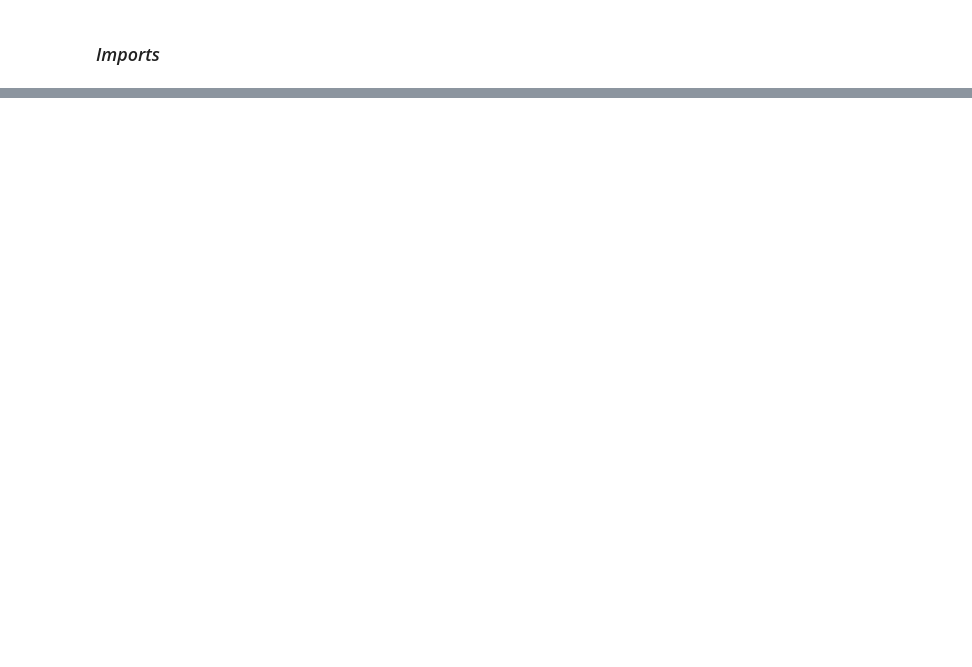
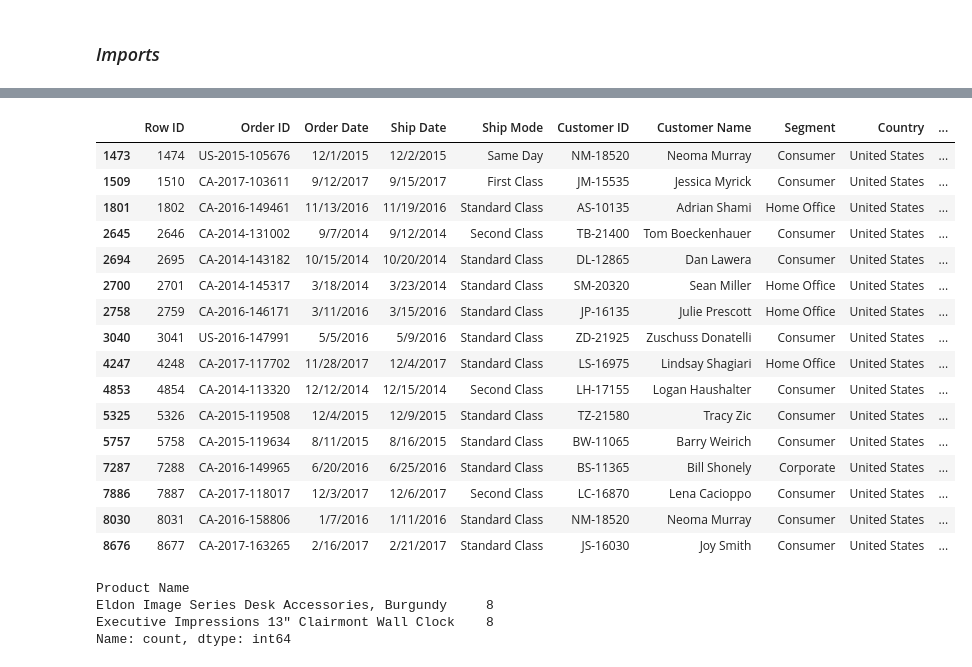
Before and after one commit to Kristinawk/final_project_ETL_Analytics, a Jupyter notebook: notebooks/poc_normalized_data_model.ipynb, the cells around one changed output, grey strips where cells are left out. Saved outputs shown, nothing was run; the diff lists cells and outputs as text; code cells hidden in the pictures; blank space fills up the shorter version.

```diff
--- a/notebooks/poc_normalized_data_model.ipynb
+++ b/notebooks/poc_normalized_data_model.ipynb
@@ -16,0 +233,28 @@ df.head()
+# %%
+check = df[df['Product ID'] == 'FUR-FU-10004270']
+check
+# %% [output]
+|  | Row ID | Order ID | Order Date | Ship Date | Ship Mode | Customer ID | Customer Name | Segment | Country | ... |
+| 1473 | 1474 | US-2015-105676 | 12/1/2015 | 12/2/2015 | Same Day | NM-18520 | Neoma Murray | Consumer | United States | ... |
+| 1509 | 1510 | CA-2017-103611 | 9/12/2017 | 9/15/2017 | First Class | JM-15535 | Jessica Myrick | Consumer | United States | ... |
+| 1801 | 1802 | CA-2016-149461 | 11/13/2016 | 11/19/2016 | Standard Class | AS-10135 | Adrian Shami | Home Office | United States | ... |
+| 2645 | 2646 | CA-2014-131002 | 9/7/2014 | 9/12/2014 | Second Class | TB-21400 | Tom Boeckenhauer | Consumer | United States | ... |
+| 2694 | 2695 | CA-2014-143182 | 10/15/2014 | 10/20/2014 | Standard Class | DL-12865 | Dan Lawera | Consumer | United States | ... |
+| 2700 | 2701 | CA-2014-145317 | 3/18/2014 | 3/23/2014 | Standard Class | SM-20320 | Sean Miller | Home Office | United States | ... |
+| 2758 | 2759 | CA-2016-146171 | 3/11/2016 | 3/15/2016 | Standard Class | JP-16135 | Julie Prescott | Home Office | United States | ... |
+| 3040 | 3041 | US-2016-147991 | 5/5/2016 | 5/9/2016 | Standard Class | ZD-21925 | Zuschuss Donatelli | Consumer | United States | ... |
+| 4247 | 4248 | CA-2017-117702 | 11/28/2017 | 12/4/2017 | Standard Class | LS-16975 | Lindsay Shagiari | Home Office | United States | ... |
+| 4853 | 4854 | CA-2014-113320 | 12/12/2014 | 12/15/2014 | Second Class | LH-17155 | Logan Haushalter | Consumer | United States | ... |
+| 5325 | 5326 | CA-2015-119508 | 12/4/2015 | 12/9/2015 | Standard Class | TZ-21580 | Tracy Zic | Consumer | United States | ... |
+| 5757 | 5758 | CA-2015-119634 | 8/11/2015 | 8/16/2015 | Standard Class | BW-11065 | Barry Weirich | Consumer | United States | ... |
+| 7287 | 7288 | CA-2016-149965 | 6/20/2016 | 6/25/2016 | Standard Class | BS-11365 | Bill Shonely | Corporate | United States | ... |
+| 7886 | 7887 | CA-2017-118017 | 12/3/2017 | 12/6/2017 | Second Class | LC-16870 | Lena Cacioppo | Consumer | United States | ... |
+| 8030 | 8031 | CA-2016-158806 | 1/7/2016 | 1/11/2016 | Standard Class | NM-18520 | Neoma Murray | Consumer | United States | ... |
+| 8676 | 8677 | CA-2017-163265 | 2/16/2017 | 2/21/2017 | Standard Class | JS-16030 | Joy Smith | Consumer | United States | ... |
+# %%
+check['Product Name'].value_counts()
+# %% [output]
+Product Name
+Eldon Image Series Desk Accessories, Burgundy     8
+Executive Impressions 13" Clairmont Wall Clock    8
+Name: count, dtype: int64
```
Also changed, not shown: parts of 19 cells of this notebook, 1 other file.
